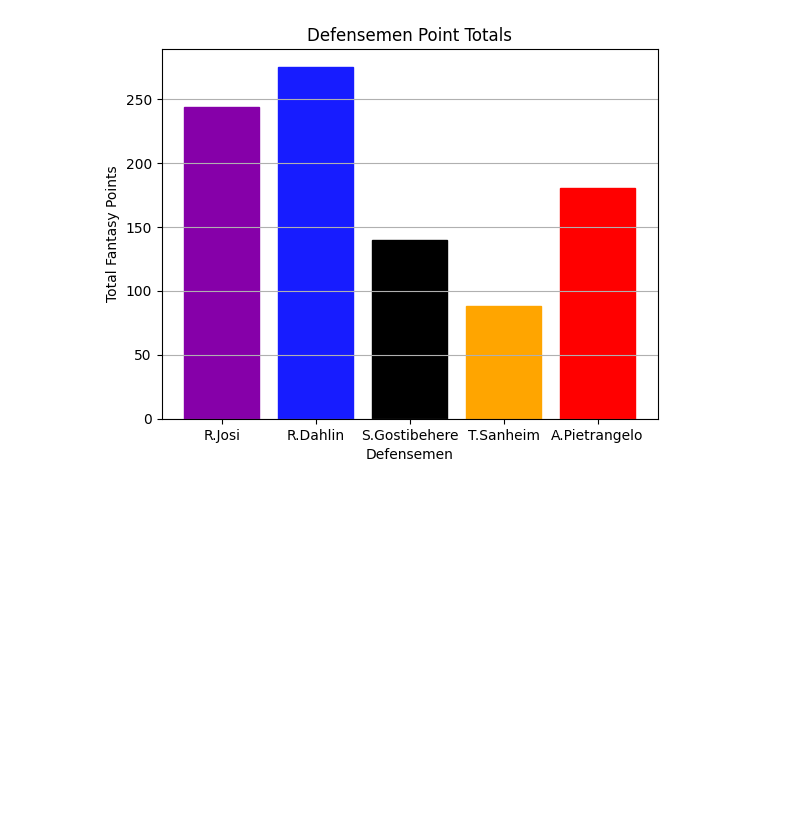
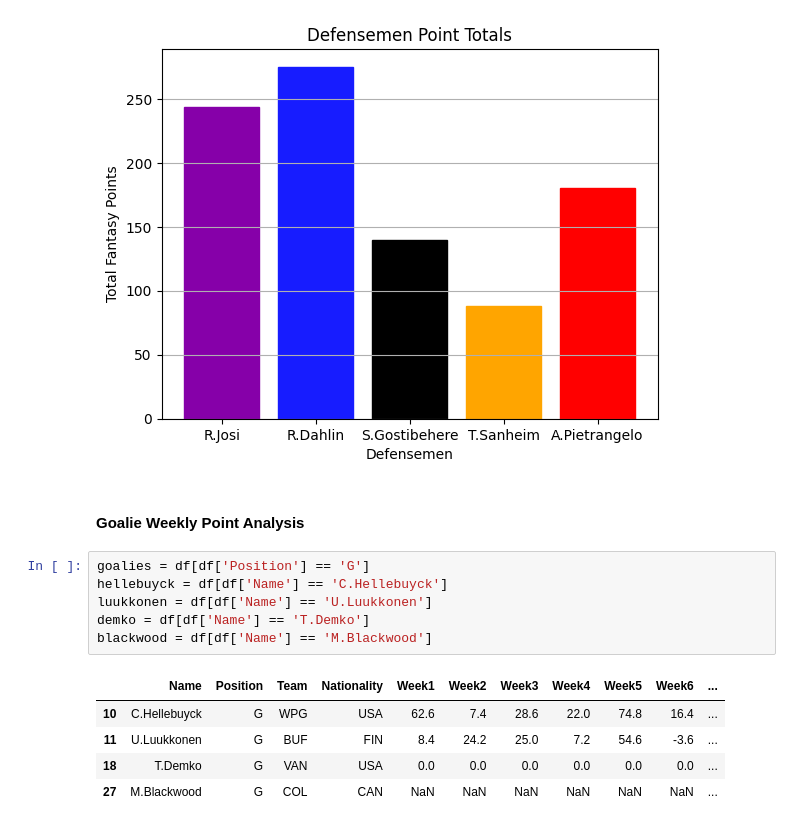
Before and after one commit to carsonbennett1/Hockey-Player-Analysis-Project, a Jupyter notebook: Fantasy_Analysis.ipynb, the cells around one changed output. Saved outputs shown, nothing was run; the diff lists cells and outputs as text; blank space fills up the shorter version.

Commit message:
goalie_stats

```diff
--- a/Fantasy_Analysis.ipynb
+++ b/Fantasy_Analysis.ipynb
@@ -200,3 +200,17 @@ plt.grid(axis = 'y')
 plt.show()
 # %% [output]
 [figure]
+# %% [markdown]
+#### Goalie Weekly Point Analysis
+# %%
+goalies = df[df['Position'] == 'G']
+hellebuyck = df[df['Name'] == 'C.Hellebuyck']
+luukkonen = df[df['Name'] == 'U.Luukkonen']
+demko = df[df['Name'] == 'T.Demko']
+blackwood = df[df['Name'] == 'M.Blackwood']
+# %% [output]
+|  | Name | Position | Team | Nationality | Week1 | Week2 | Week3 | Week4 | Week5 | Week6 | ... |
+| 10 | C.Hellebuyck | G | WPG | USA | 62.6 | 7.4 | 28.6 | 22.0 | 74.8 | 16.4 | ... |
+| 11 | U.Luukkonen | G | BUF | FIN | 8.4 | 24.2 | 25.0 | 7.2 | 54.6 | -3.6 | ... |
+| 18 | T.Demko | G | VAN | USA | 0.0 | 0.0 | 0.0 | 0.0 | 0.0 | 0.0 | ... |
+| 27 | M.Blackwood | G | COL | CAN | NaN | NaN | NaN | NaN | NaN | NaN | ... |
```
Also changed, not shown: 1 other file.
